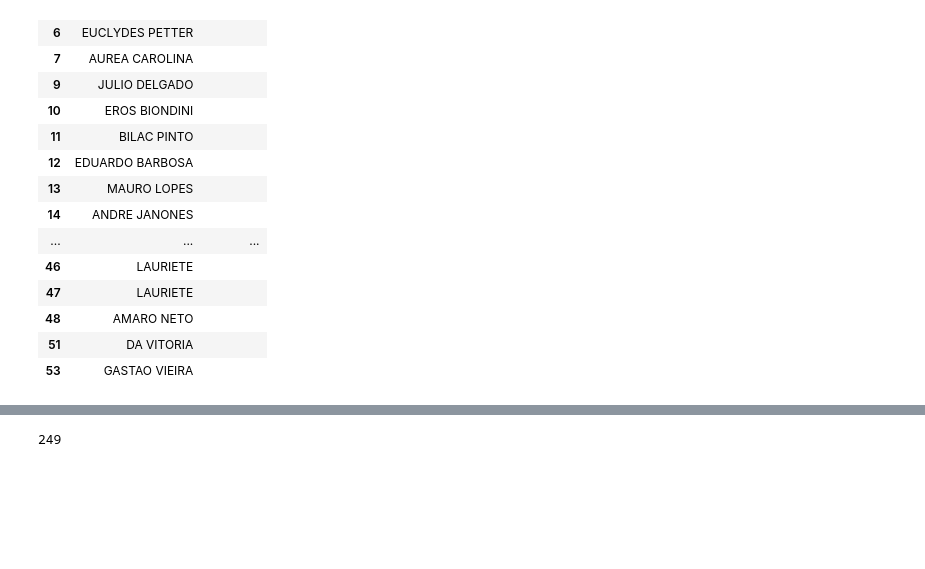
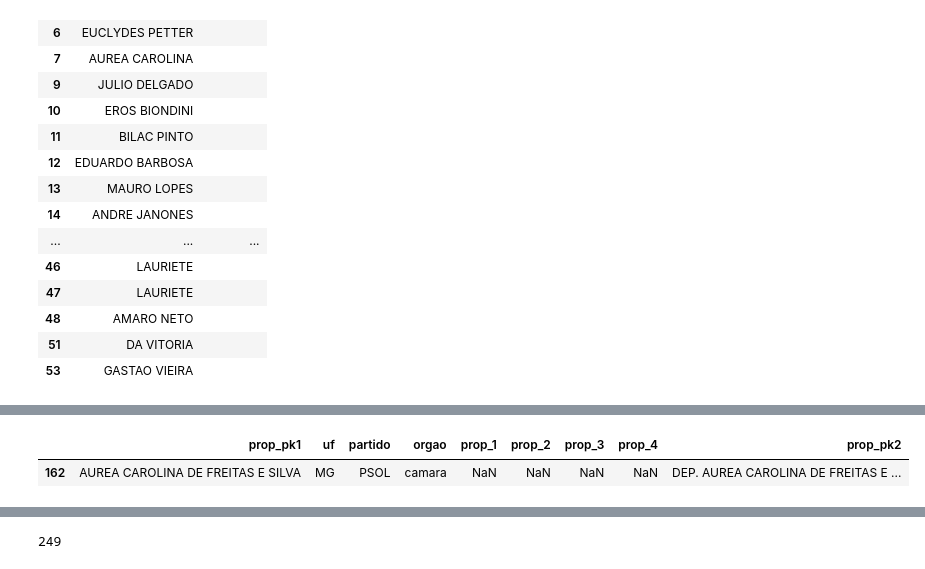
Before and after one commit to robertomdiniz5/Projeto-Controle-Financeiro-GESAC, a Jupyter notebook: controle_financeiro_gesac.ipynb, the cells around one changed output, grey strips where cells are left out. Saved outputs shown, nothing was run; the diff lists cells and outputs as text; code cells hidden in the pictures; blank space fills up the shorter version.

```diff
--- a/controle_financeiro_gesac.ipynb
+++ b/controle_financeiro_gesac.ipynb
@@ -354,3 +370,9 @@ df_mt
+# %%
+
+df_pr.loc[df_pr.prop_pk1 == 'AUREA CAROLINA DE FREITAS E SILVA']
+# %% [output]
+|  | prop_pk1 | uf | partido | orgao | prop_1 | prop_2 | prop_3 | prop_4 | prop_pk2 |
+| 162 | AUREA CAROLINA DE FREITAS E SILVA | MG | PSOL | camara | NaN | NaN | NaN | NaN | DEP. AUREA CAROLINA DE FREITAS E ... |
 # %%
 df_pr
 # %% [output]
```
Also changed, not shown: parts of 8 cells of this notebook, 17 other files.
